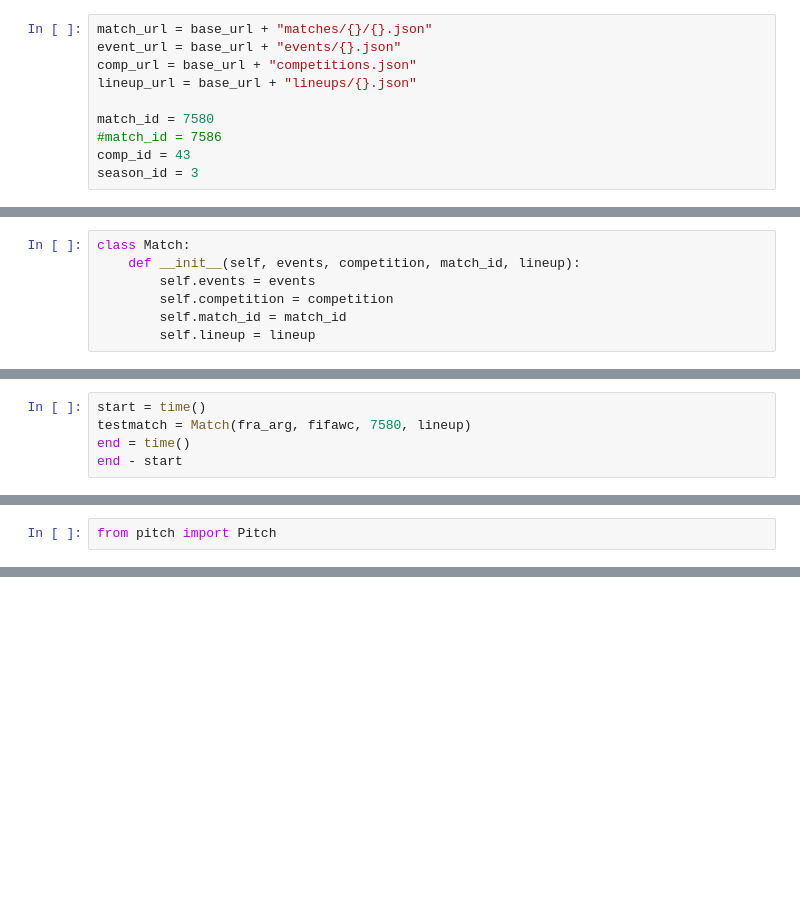
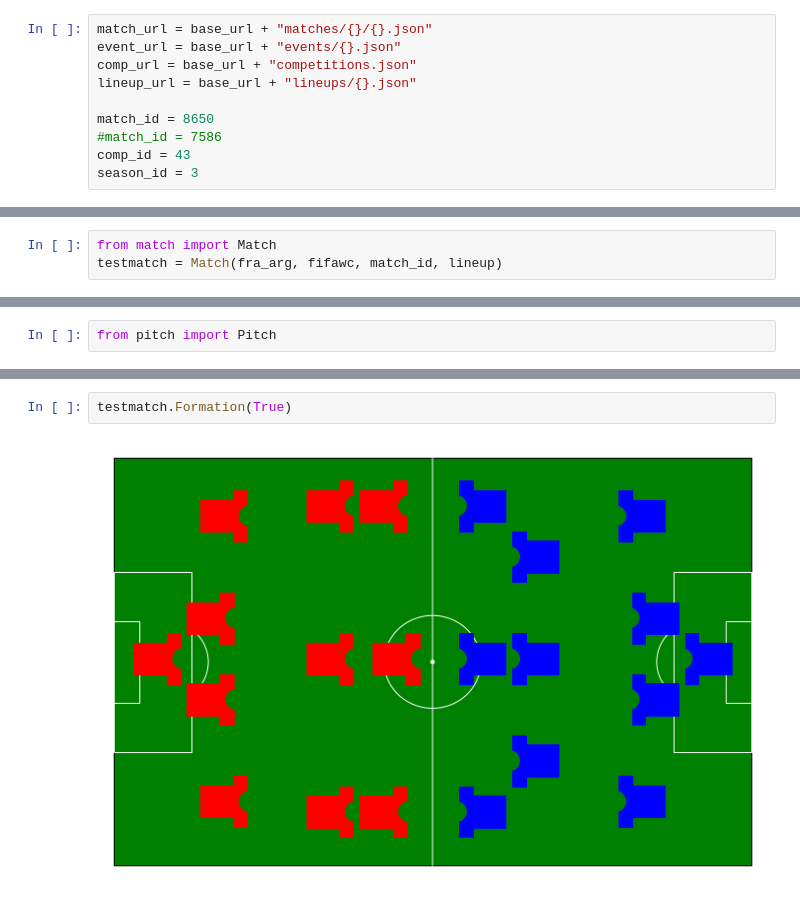
Before and after one commit to siddhantwho/footyanalytics, a Jupyter notebook: tests.ipynb, the cells around one changed output, grey strips where cells are left out. Drawn from its saved outputs; the diff is of its cells as text; blank space fills up the shorter version.

Commit message:
added formation method to Match

```diff
--- a/tests.ipynb
+++ b/tests.ipynb
@@ -17,7 +17,7 @@ event_url = base_url + "events/{}.json"
 comp_url = base_url + "competitions.json"
 lineup_url = base_url + "lineups/{}.json"
 
-match_id = 7580
+match_id = 8650
 #match_id = 7586
 comp_id = 43
 season_id = 3
@@ -25,10 +25,3 @@ season_id = 3
 fra_arg = requests.get(event_url.format(match_id)).json()
 fifawc = requests.get(match_url.format(comp_id,season_id)).json()
 lineup = requests.get(lineup_url.format(match_id)).json()
-# %%
-class Match:
-    def __init__(self, events, competition, match_id, lineup):
-        self.events = events
-        self.competition = competition
-        self.match_id = match_id
-        self.lineup = lineup
@@ -35,5 +32,3 @@ class Match:
 # %%
-start = time()
-testmatch = Match(fra_arg, fifawc, 7580, lineup)
-end = time()
-end - start
+from match import Match
+testmatch = Match(fra_arg, fifawc, match_id, lineup)
@@ -62,0 +60,4 @@ no kwargs
+# %%
+testmatch.Formation(True)
+# %% [output]
+[figure, added]
```
Also changed, not shown: parts of 6 cells of this notebook, 2 other files.
